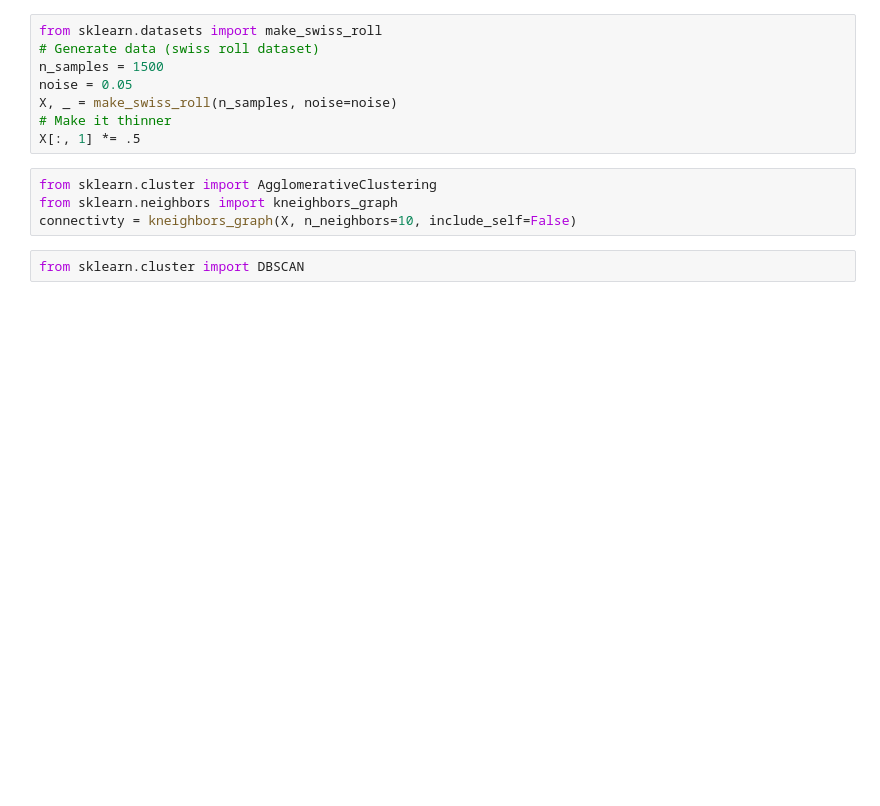
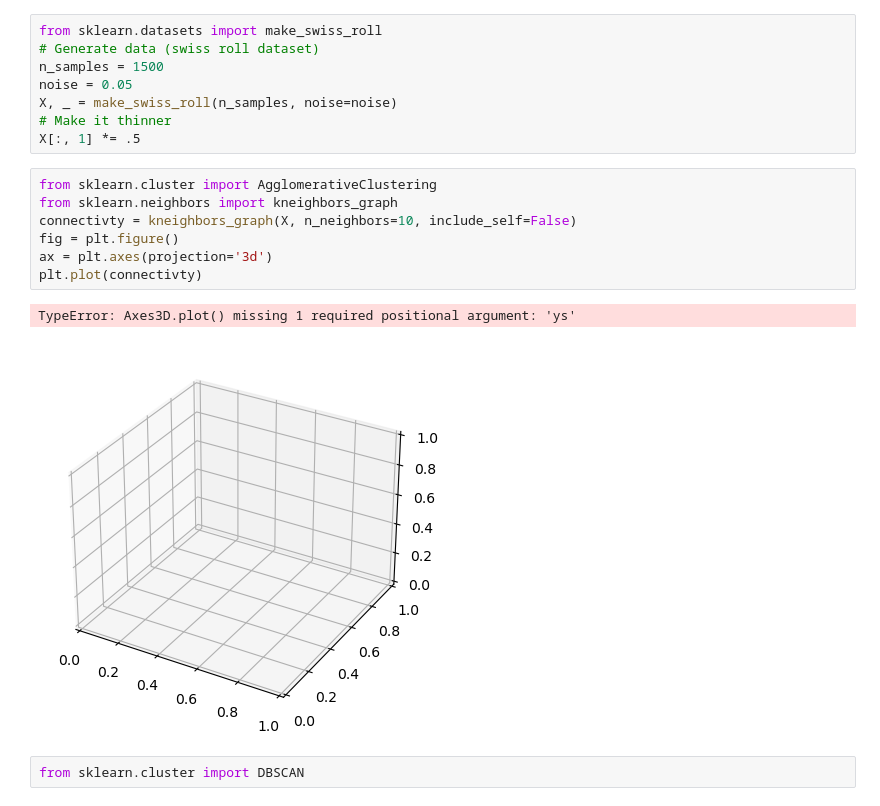
Before and after one commit to antoniolang1107/Clustering, a Jupyter notebook: Clustering.ipynb, the cells around one changed output. Cells and saved outputs as stored; diff of their text form; blank space fills up the shorter version.

```diff
--- a/Clustering.ipynb
+++ b/Clustering.ipynb
@@ -93,7 +93,13 @@ X[:, 1] *= .5
 # %%
 from sklearn.cluster import AgglomerativeClustering
 from sklearn.neighbors import kneighbors_graph
 connectivty = kneighbors_graph(X, n_neighbors=10, include_self=False)
+fig = plt.figure()
+ax = plt.axes(projection='3d')
+plt.plot(connectivty)
+# %% [output]
+TypeError: Axes3D.plot() missing 1 required positional argument: 'ys'
+[figure, added]
 # %%
 from sklearn.cluster import DBSCAN
 # %% [markdown]
```
Also changed, not shown: parts of 5 cells of this notebook.
